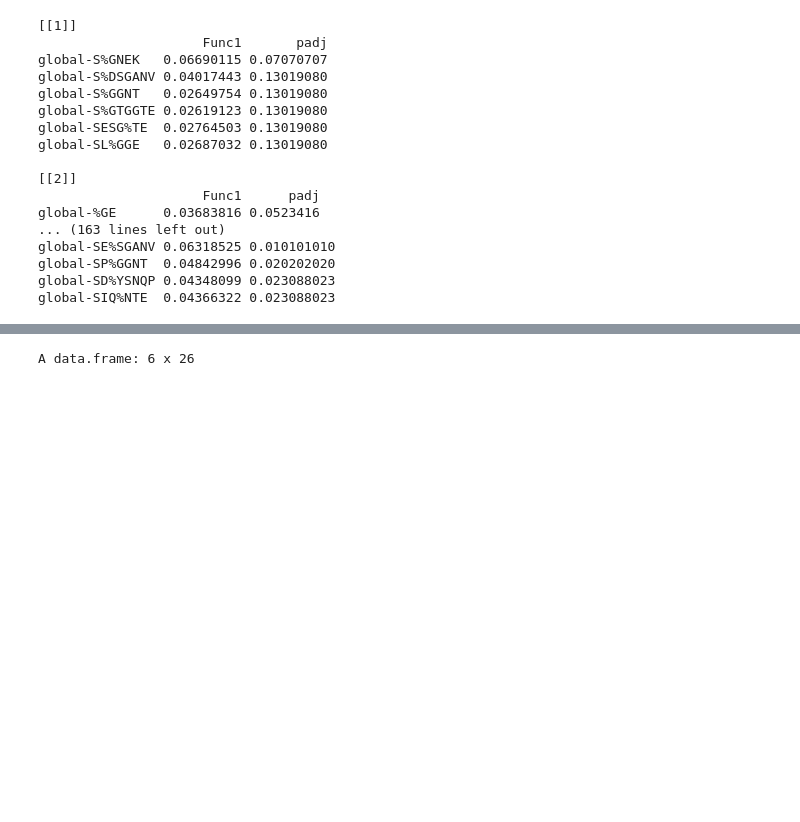
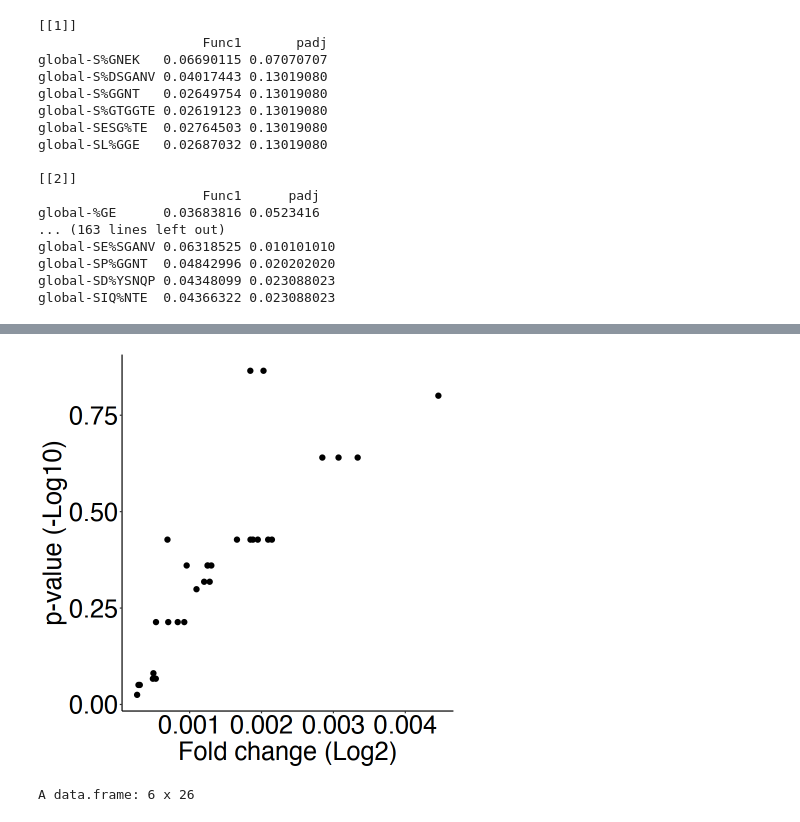
Before and after one commit to pughlab/ped_CapTCRseq, a Jupyter notebook: notebooks/15_gliph_diff_abundance.ipynb, the cells around one changed output, grey strips where cells are left out. Saved outputs shown, nothing was run; the diff lists cells and outputs as text; code cells hidden in the pictures; blank space fills up the shorter version.

```diff
--- a/notebooks/15_gliph_diff_abundance.ipynb
+++ b/notebooks/15_gliph_diff_abundance.ipynb
@@ -253,0 +353,4 @@ filelist
+# %%
+r2_fdr <- as.data.frame(mytest$R2)
+r2_fdr$padj <- mytest$p.adj.fdr[match(rownames(r2_fdr), names(mytest$p.adj.fdr))]
+r2_fdr$p <- mytest$p.raw[match(rownames(r2_fdr), names(mytest$p.raw))]
@@ -253,0 +439,14 @@ filelist
+# %%
+p <- ggplot(r2_fdr, aes(x=Func1, y=-log10(padj))) +
+    geom_point(size=2.5) +
+    #scale_colour_manual(values = c("Down-regulated"= "blue", "Up-regulated"="red",  "not significant"= "black")) +
+
+    myplot + myaxis +
+    theme(axis.text.x = element_text(size = 30, angle = 0, hjust = 0.5),
+          axis.title = element_text(size = 30), axis.text.y = element_text(size = 30),
+          plot.title = element_text(size = 30, hjust = 0.5), legend.position = "none") +
+    labs(x = "Fold change (Log2)" ,y = "p-value (-Log10)")
+# %%
+p
+# %% [output]
+[figure, added]
```
Also changed, not shown: parts of 35 cells of this notebook.
